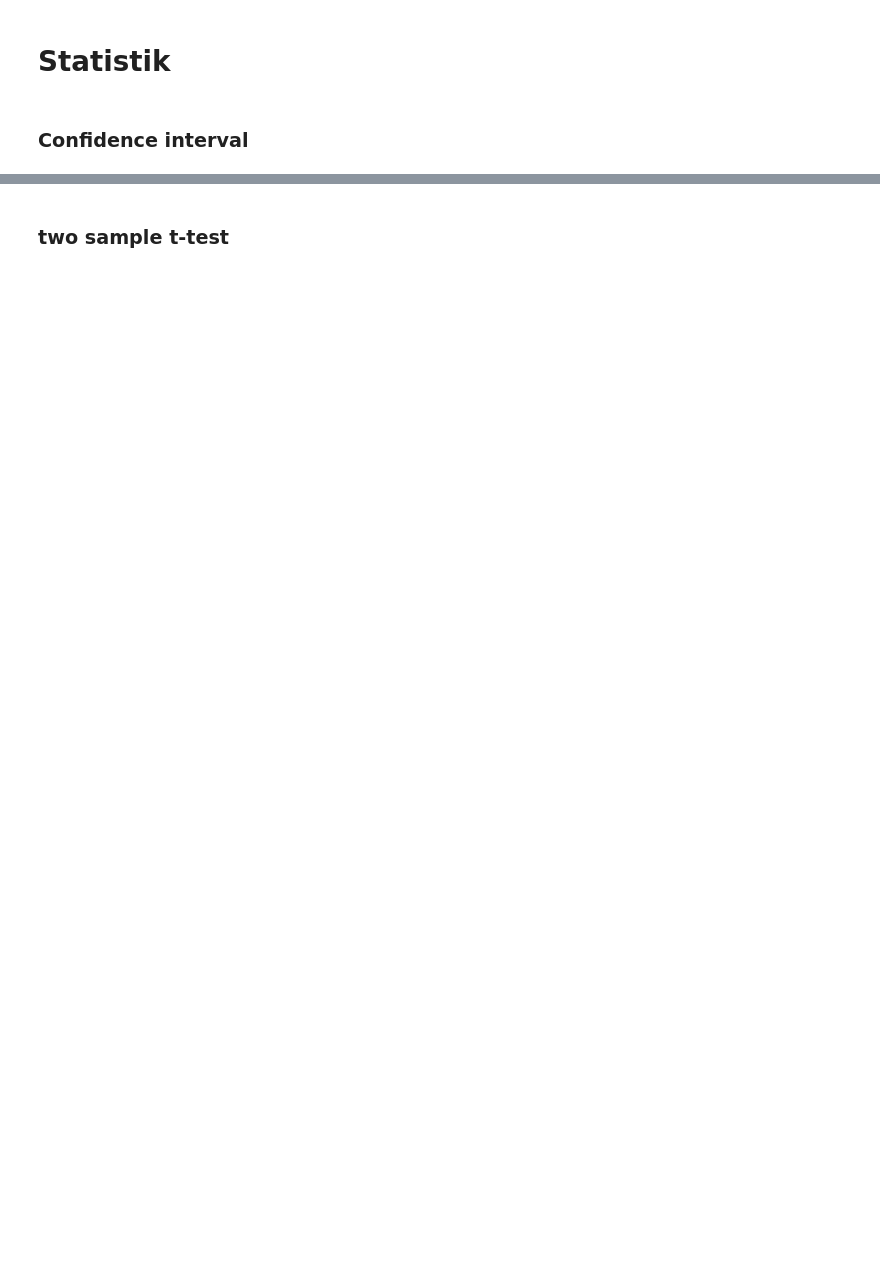
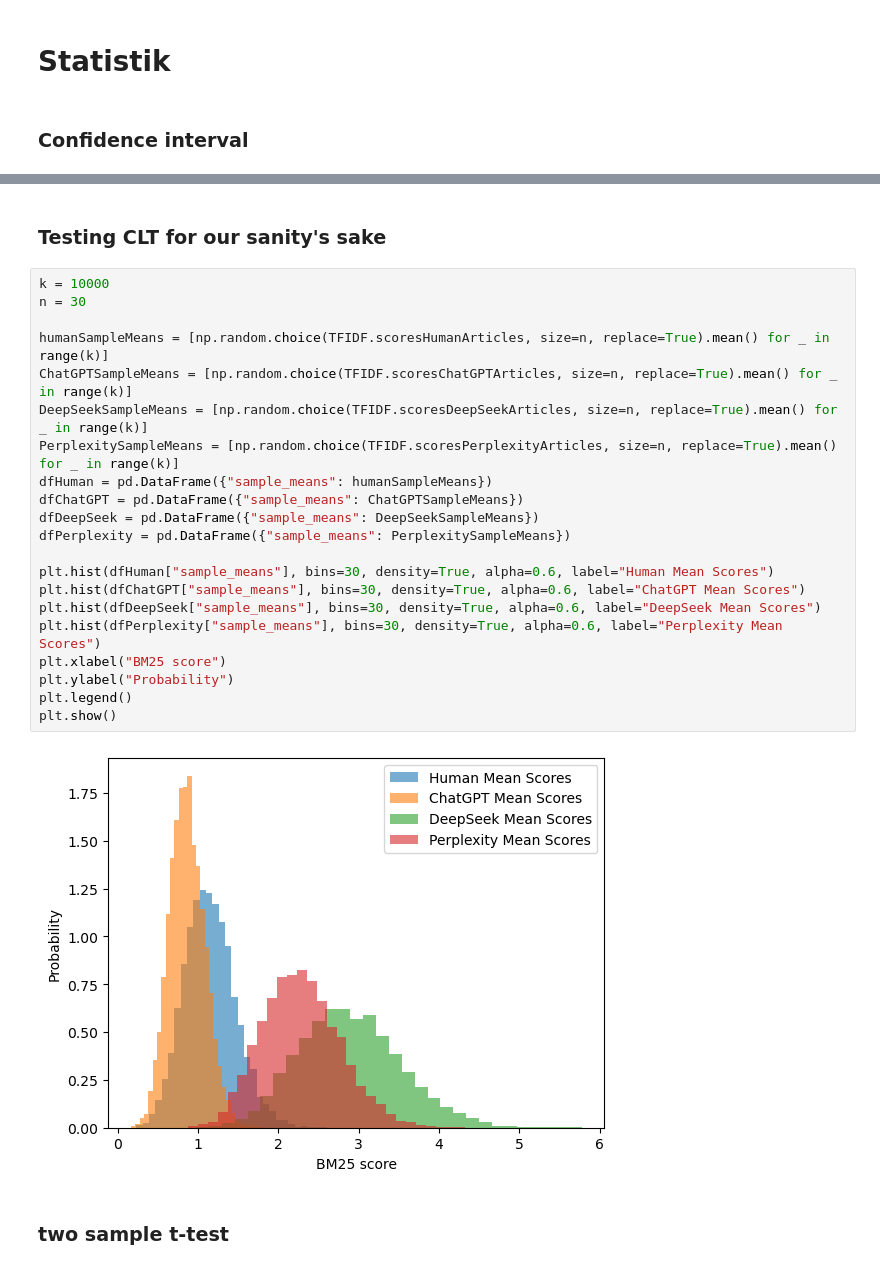
Before and after one commit to Knudsenmarlin/ITISProject2026, a Jupyter notebook: statistics.ipynb, the cells around one changed output, grey strips where cells are left out. Drawn from its saved outputs; the diff is of its cells as text; blank space fills up the shorter version.

```diff
--- a/statistics.ipynb
+++ b/statistics.ipynb
@@ -103,3 +94,28 @@ CIHuman,CIDeepSeek,CIChatGPT,CIPerplexity
+# %% [markdown]
+### Testing CLT for our sanity's sake
+# %%
+k = 10000
+n = 30
+
+humanSampleMeans = [np.random.choice(TFIDF.scoresHumanArticles, size=n, replace=True).mean() for _ in range(k)]
+ChatGPTSampleMeans = [np.random.choice(TFIDF.scoresChatGPTArticles, size=n, replace=True).mean() for _ in range(k)]
+DeepSeekSampleMeans = [np.random.choice(TFIDF.scoresDeepSeekArticles, size=n, replace=True).mean() for _ in range(k)]
+PerplexitySampleMeans = [np.random.choice(TFIDF.scoresPerplexityArticles, size=n, replace=True).mean() for _ in range(k)]
+dfHuman = pd.DataFrame({"sample_means": humanSampleMeans})
+dfChatGPT = pd.DataFrame({"sample_means": ChatGPTSampleMeans})
+dfDeepSeek = pd.DataFrame({"sample_means": DeepSeekSampleMeans})
+dfPerplexity = pd.DataFrame({"sample_means": PerplexitySampleMeans})
+
+plt.hist(dfHuman["sample_means"], bins=30, density=True, alpha=0.6, label="Human Mean Scores")
+plt.hist(dfChatGPT["sample_means"], bins=30, density=True, alpha=0.6, label="ChatGPT Mean Scores")
+plt.hist(dfDeepSeek["sample_means"], bins=30, density=True, alpha=0.6, label="DeepSeek Mean Scores")
+plt.hist(dfPerplexity["sample_means"], bins=30, density=True, alpha=0.6, label="Perplexity Mean Scores")
+plt.xlabel("BM25 score")
+plt.ylabel("Probability")
+plt.legend()
+plt.show()
+# %% [output]
+[figure, added]
 # %% [markdown]
 ### two sample t-test
 # %%
```
Also changed, not shown: parts of 7 cells of this notebook.
